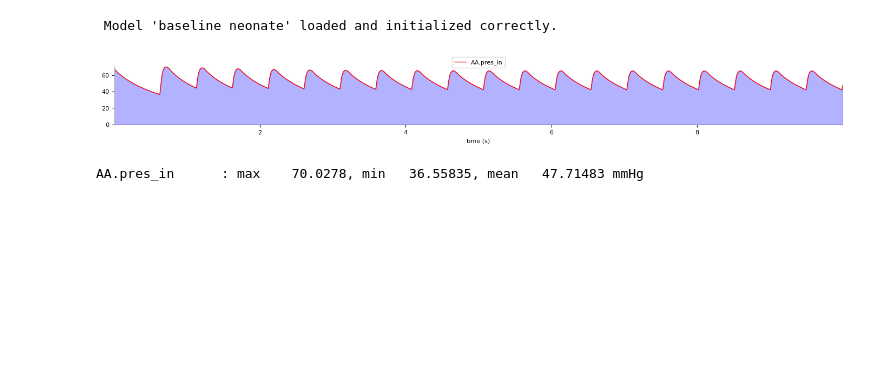
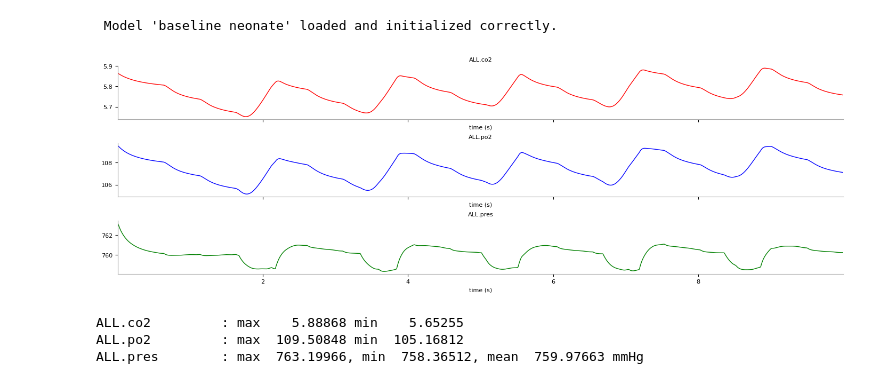
Before and after one commit to Dobutamine/explain-python, a Jupyter notebook: notebooks/normal_neonate.ipynb, the cells around one changed output. Cells and saved outputs as stored; diff of their text form; code cells hidden in the pictures; blank space fills up the shorter version.

```diff
--- a/notebooks/normal_neonate.ipynb
+++ b/notebooks/normal_neonate.ipynb
@@ -21,9 +21,18 @@ from explain_core.interfaces.BaseInterface import BaseInterface
 io = BaseInterface(model)
 # %% [output]
  Model 'baseline neonate' loaded and initialized correctly.
-# %%
-pressures = io.plot_time_graph(["AA.pres_in"])
-# %% [output]
-[figure, removed]
-AA.pres_in      : max    70.0278, min   36.55835, mean   47.71483 mmHg
+# %%
+pressures = io.plot_time_graph(
+    ["ALL.co2", "ALL.po2", "ALL.pres"],
+    autoscale=True,
+    fill=False,
+    combined=False,
+    sharey=False,
+    time_to_calculate=10,
+)
+# %% [output]
+[figure, added]
+ALL.co2         : max    5.88868 min    5.65255
+ALL.po2         : max  109.50848 min  105.16812
+ALL.pres        : max  763.19966, min  758.36512, mean  759.97663 mmHg
 # %%
```
Also changed, not shown: parts of 2 cells of this notebook, 4 other files.
